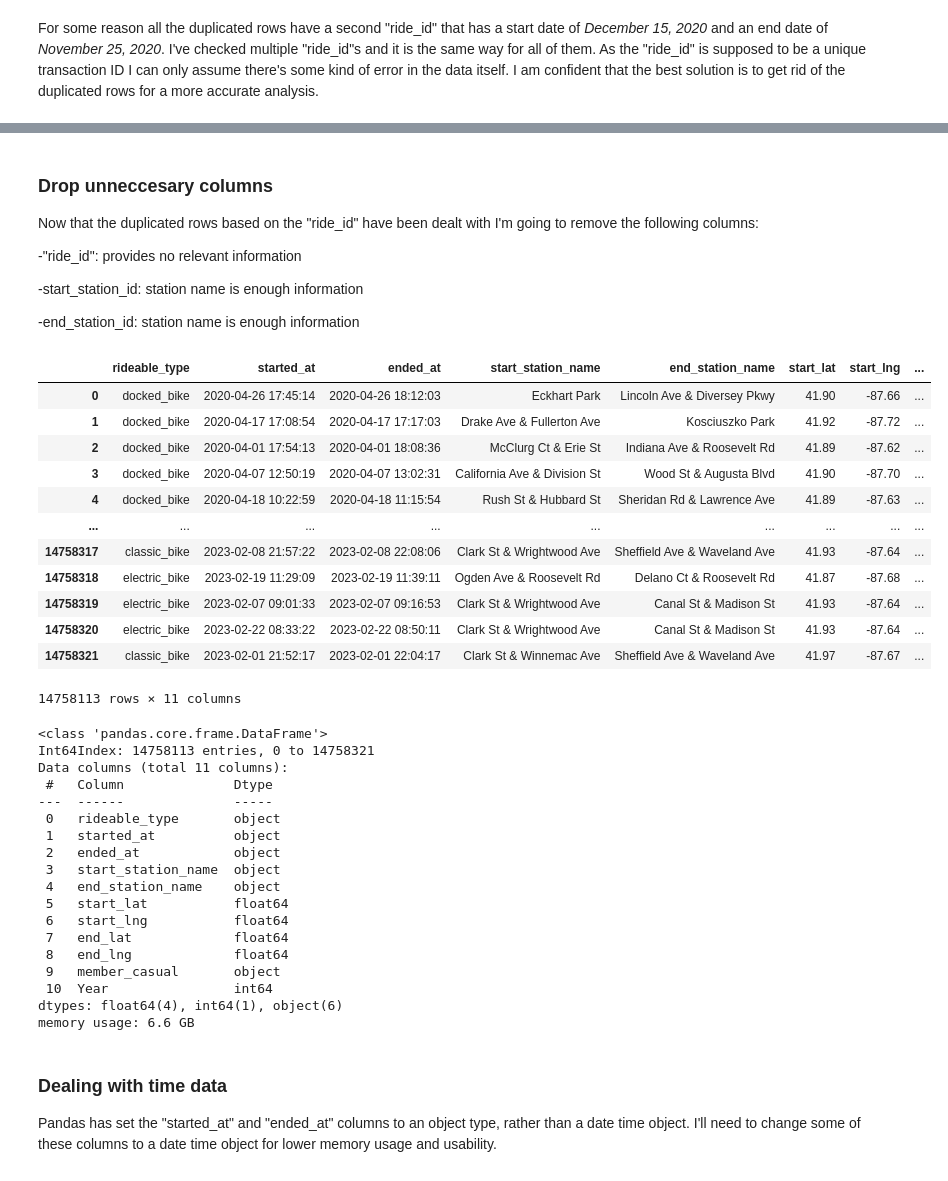
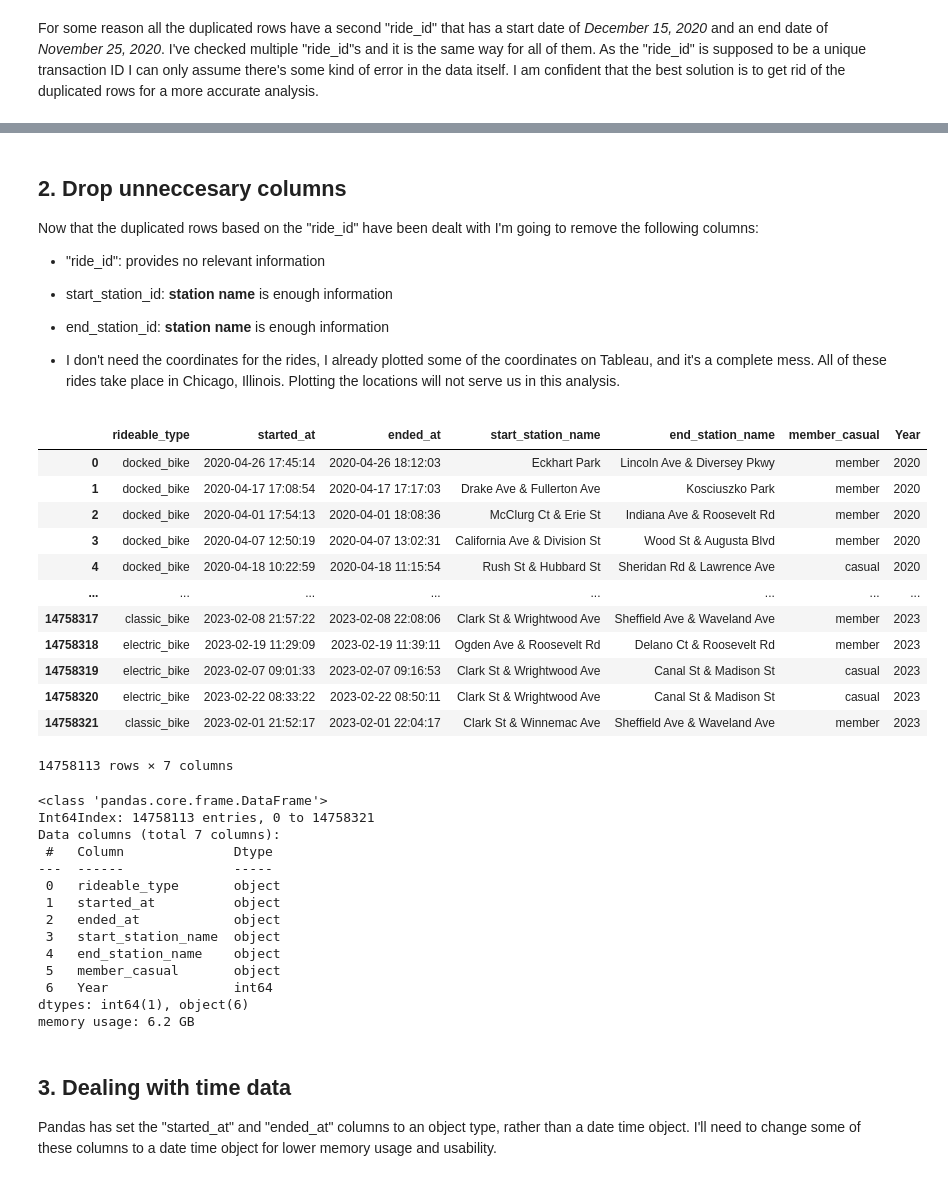
Before and after one commit to paul-trood/bicycle_sharing, a Jupyter notebook: 02_data_cleaning.ipynb, the cells around one changed output, grey strips where cells are left out. Cells and saved outputs as stored; diff of their text form; code cells hidden in the pictures.

Commit message:
Add files via upload
Finished data cleaning, created new cleaned file.

```diff
--- a/02_data_cleaning.ipynb
+++ b/02_data_cleaning.ipynb
@@ -147,43 +165,52 @@ csv[csv["ride_id"] == "47E0C01E8F7BD830"]
 # Drop duplicate entries on the "ride_id" column
 csv = csv.drop_duplicates(subset="ride_id",keep="first")
 # %% [markdown]
-### Drop unneccesary columns
+## 2. Drop unneccesary columns
 Now that the duplicated rows based on the "ride_id" have been dealt with I'm going to remove the following columns:
 
--"ride_id": provides no relevant information
+- "ride_id": provides no relevant information
 
--start_station_id: station name is enough information
+- start_station_id: **station name** is enough information
 
--end_station_id: station name is enough information
+- end_station_id: **station name** is enough information
+
+- I don't need the coordinates for the rides, I already plotted some of the coordinates on Tableau, and it's a complete mess. All of these rides take place in Chicago, Illinois. Plotting the locations will not serve us in this analysis.
 # %%
+### Drop columns
 cols_to_drop =[
     "ride_id",
     "start_station_id",
-    "end_station_id"
+    "end_station_id",
+    "start_lat",
+    "start_lng",
+    "end_lat",
+    "end_lng"
 ]
 
+# Reassign to a new dataframe
 new_df = csv.drop(cols_to_drop, axis = 1)
 new_df
 # %% [output]
-|  | rideable_type | started_at | ended_at | start_station_name | end_station_name | start_lat | start_lng | ... |
-| 0 | docked_bike | 2020-04-26 17:45:14 | 2020-04-26 18:12:03 | Eckhart Park | Lincoln Ave & Diversey Pkwy | 41.90 | -87.66 | ... |
-| 1 | docked_bike | 2020-04-17 17:08:54 | 2020-04-17 17:17:03 | Drake Ave & Fullerton Ave | Kosciuszko Park | 41.92 | -87.72 | ... |
-| 2 | docked_bike | 2020-04-01 17:54:13 | 2020-04-01 18:08:36 | McClurg Ct & Erie St | Indiana Ave & Roosevelt Rd | 41.89 | -87.62 | ... |
-| 3 | docked_bike | 2020-04-07 12:50:19 | 2020-04-07 13:02:31 | California Ave & Division St | Wood St & Augusta Blvd | 41.90 | -87.70 | ... |
-| 4 | docked_bike | 2020-04-18 10:22:59 | 2020-04-18 11:15:54 | Rush St & Hubbard St | Sheridan Rd & Lawrence Ave | 41.89 | -87.63 | ... |
-| ... | ... | ... | ... | ... | ... | ... | ... | ... |
-| 14758317 | classic_bike | 2023-02-08 21:57:22 | 2023-02-08 22:08:06 | Clark St & Wrightwood Ave | Sheffield Ave & Waveland Ave | 41.93 | -87.64 | ... |
-| 14758318 | electric_bike | 2023-02-19 11:29:09 | 2023-02-19 11:39:11 | Ogden Ave & Roosevelt Rd | Delano Ct & Roosevelt Rd | 41.87 | -87.68 | ... |
-| 14758319 | electric_bike | 2023-02-07 09:01:33 | 2023-02-07 09:16:53 | Clark St & Wrightwood Ave | Canal St & Madison St | 41.93 | -87.64 | ... |
-| 14758320 | electric_bike | 2023-02-22 08:33:22 | 2023-02-22 08:50:11 | Clark St & Wrightwood Ave | Canal St & Madison St | 41.93 | -87.64 | ... |
-| 14758321 | classic_bike | 2023-02-01 21:52:17 | 2023-02-01 22:04:17 | Clark St & Winnemac Ave | Sheffield Ave & Waveland Ave | 41.97 | -87.67 | ... |
+|  | rideable_type | started_at | ended_at | start_station_name | end_station_name | member_casual | Year |
+| 0 | docked_bike | 2020-04-26 17:45:14 | 2020-04-26 18:12:03 | Eckhart Park | Lincoln Ave & Diversey Pkwy | member | 2020 |
+| 1 | docked_bike | 2020-04-17 17:08:54 | 2020-04-17 17:17:03 | Drake Ave & Fullerton Ave | Kosciuszko Park | member | 2020 |
+| 2 | docked_bike | 2020-04-01 17:54:13 | 2020-04-01 18:08:36 | McClurg Ct & Erie St | Indiana Ave & Roosevelt Rd | member | 2020 |
+| 3 | docked_bike | 2020-04-07 12:50:19 | 2020-04-07 13:02:31 | California Ave & Division St | Wood St & Augusta Blvd | member | 2020 |
+| 4 | docked_bike | 2020-04-18 10:22:59 | 2020-04-18 11:15:54 | Rush St & Hubbard St | Sheridan Rd & Lawrence Ave | casual | 2020 |
+| ... | ... | ... | ... | ... | ... | ... | ... |
+| 14758317 | classic_bike | 2023-02-08 21:57:22 | 2023-02-08 22:08:06 | Clark St & Wrightwood Ave | Sheffield Ave & Waveland Ave | member | 2023 |
+| 14758318 | electric_bike | 2023-02-19 11:29:09 | 2023-02-19 11:39:11 | Ogden Ave & Roosevelt Rd | Delano Ct & Roosevelt Rd | member | 2023 |
+| 14758319 | electric_bike | 2023-02-07 09:01:33 | 2023-02-07 09:16:53 | Clark St & Wrightwood Ave | Canal St & Madison St | casual | 2023 |
+| 14758320 | electric_bike | 2023-02-22 08:33:22 | 2023-02-22 08:50:11 | Clark St & Wrightwood Ave | Canal St & Madison St | casual | 2023 |
+| 14758321 | classic_bike | 2023-02-01 21:52:17 | 2023-02-01 22:04:17 | Clark St & Winnemac Ave | Sheffield Ave & Waveland Ave | member | 2023 |
-14758113 rows × 11 columns
+14758113 rows × 7 columns
 # %%
+### Check current memory ussage
 new_df.info(memory_usage="deep")
 # %% [output]
 <class 'pandas.core.frame.DataFrame'>
 Int64Index: 14758113 entries, 0 to 14758321
-Data columns (total 11 columns):
+Data columns (total 7 columns):
  #   Column              Dtype
 ---  ------              -----
  0   rideable_type       object
@@ -191,16 +218,12 @@ Data columns (total 11 columns):
  2   ended_at            object
  3   start_station_name  object
  4   end_station_name    object
- 5   start_lat           float64
- 6   start_lng           float64
- 7   end_lat             float64
- 8   end_lng             float64
- 9   member_casual       object
- 10  Year                int64
-dtypes: float64(4), int64(1), object(6)
-memory usage: 6.6 GB
+ 5   member_casual       object
+ 6   Year                int64
+dtypes: int64(1), object(6)
+memory usage: 6.2 GB
 # %% [markdown]
-### Dealing with time data
+## 3. Dealing with time data
 Pandas has set the "started_at" and "ended_at" columns to an object type, rather than a date time object.
 I'll need to change some of these columns to a date time object for lower memory usage and usability.
 # %%
```
Also changed, not shown: parts of 23 cells of this notebook.
